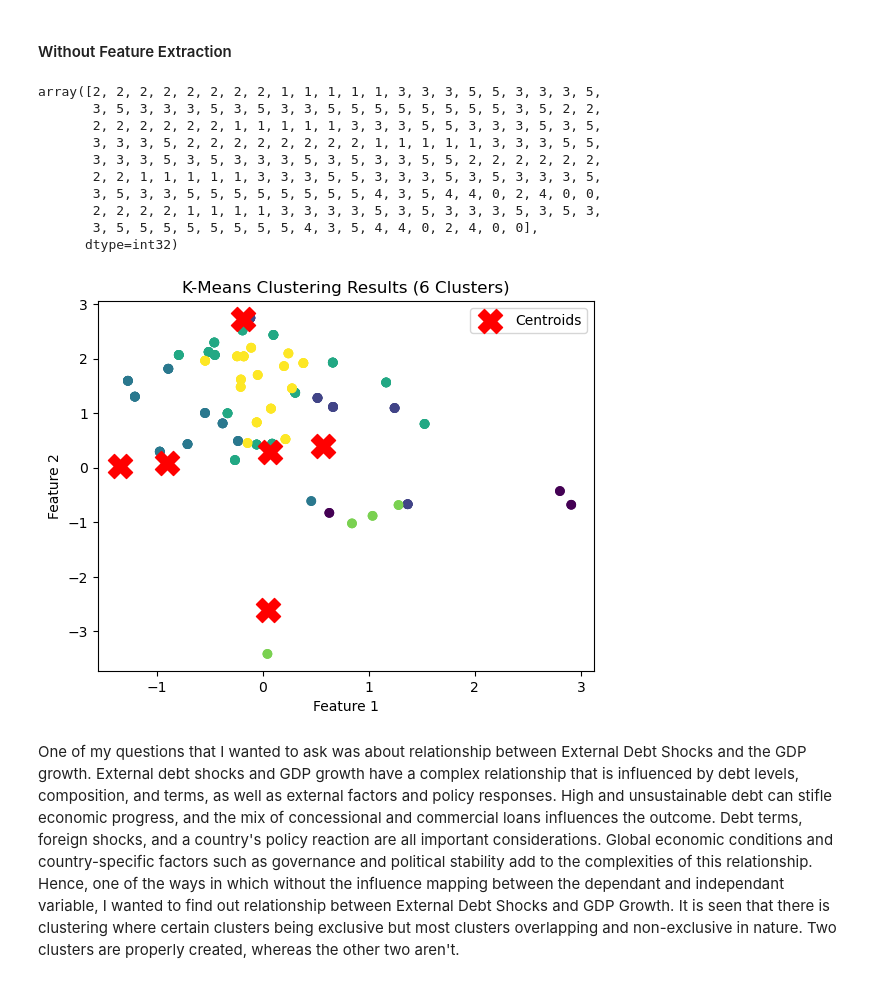
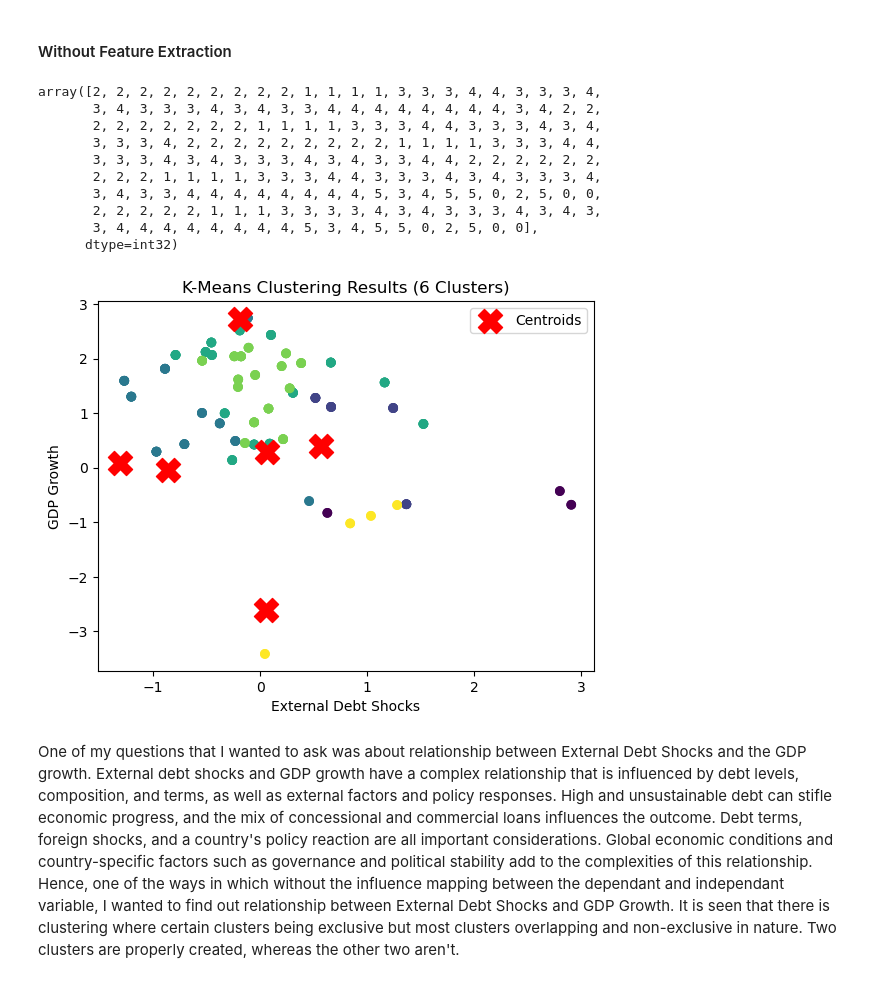
Before and after one commit to anly501/dsan-5000-project-msheeba4848, a Jupyter notebook: dsan-website/5000-website/codes/clustering.ipynb, the cells around one changed output. Saved outputs shown, nothing was run; the diff lists cells and outputs as text; code cells hidden in the pictures.

```diff
--- a/dsan-website/5000-website/codes/clustering.ipynb
+++ b/dsan-website/5000-website/codes/clustering.ipynb
@@ -123,31 +115,31 @@ The silhouette coefficient or silhouette score kmeans is a measure of how simila
 #### Without Feature Extraction
 # %%
 k = 6
-kmeans = KMeans(n_clusters=k, n_init=10, random_state=2339)
+kmeans = KMeans(n_clusters=k, random_state=2339)
 optimal_kmeans = kmeans.fit_predict(x)
 optimal_kmeans
 # %% [output]
-array([2, 2, 2, 2, 2, 2, 2, 2, 1, 1, 1, 1, 1, 3, 3, 3, 5, 5, 3, 3, 3, 5,
-       3, 5, 3, 3, 3, 5, 3, 5, 3, 3, 5, 5, 5, 5, 5, 5, 5, 5, 3, 5, 2, 2,
-       2, 2, 2, 2, 2, 2, 1, 1, 1, 1, 1, 3, 3, 3, 5, 5, 3, 3, 3, 5, 3, 5,
-       3, 3, 3, 5, 2, 2, 2, 2, 2, 2, 2, 2, 1, 1, 1, 1, 1, 3, 3, 3, 5, 5,
-       3, 3, 3, 5, 3, 5, 3, 3, 3, 5, 3, 5, 3, 3, 5, 5, 2, 2, 2, 2, 2, 2,
-       2, 2, 1, 1, 1, 1, 1, 3, 3, 3, 5, 5, 3, 3, 3, 5, 3, 5, 3, 3, 3, 5,
-       3, 5, 3, 3, 5, 5, 5, 5, 5, 5, 5, 5, 4, 3, 5, 4, 4, 0, 2, 4, 0, 0,
-       2, 2, 2, 2, 1, 1, 1, 1, 3, 3, 3, 3, 5, 3, 5, 3, 3, 3, 5, 3, 5, 3,
-       3, 5, 5, 5, 5, 5, 5, 5, 5, 4, 3, 5, 4, 4, 0, 2, 4, 0, 0],
+array([2, 2, 2, 2, 2, 2, 2, 2, 2, 1, 1, 1, 1, 3, 3, 3, 4, 4, 3, 3, 3, 4,
+       3, 4, 3, 3, 3, 4, 3, 4, 3, 3, 4, 4, 4, 4, 4, 4, 4, 4, 3, 4, 2, 2,
+       2, 2, 2, 2, 2, 2, 2, 1, 1, 1, 1, 3, 3, 3, 4, 4, 3, 3, 3, 4, 3, 4,
+       3, 3, 3, 4, 2, 2, 2, 2, 2, 2, 2, 2, 2, 1, 1, 1, 1, 3, 3, 3, 4, 4,
+       3, 3, 3, 4, 3, 4, 3, 3, 3, 4, 3, 4, 3, 3, 4, 4, 2, 2, 2, 2, 2, 2,
+       2, 2, 2, 1, 1, 1, 1, 3, 3, 3, 4, 4, 3, 3, 3, 4, 3, 4, 3, 3, 3, 4,
+       3, 4, 3, 3, 4, 4, 4, 4, 4, 4, 4, 4, 5, 3, 4, 5, 5, 0, 2, 5, 0, 0,
+       2, 2, 2, 2, 2, 1, 1, 1, 3, 3, 3, 3, 4, 3, 4, 3, 3, 3, 4, 3, 4, 3,
+       3, 4, 4, 4, 4, 4, 4, 4, 4, 5, 3, 4, 5, 5, 0, 2, 5, 0, 0],
       dtype=int32)
 # %%
 
 plt.scatter(x['ex_debt_shocks'], x['gdp_growth'], c=optimal_kmeans, cmap='viridis')
 plt.scatter(kmeans.cluster_centers_[:, 0], kmeans.cluster_centers_[:, 1], s=300, marker='X', c='red', label='Centroids')
 plt.title('K-Means Clustering Results (6 Clusters)')
-plt.xlabel('Feature 1')
-plt.ylabel('Feature 2')
+plt.xlabel('External Debt Shocks')
+plt.ylabel('GDP Growth')
 plt.legend()
 plt.show()
 # %% [output]
-[figure, old version]
+[figure, new version]
 # %% [markdown]
 One of my questions that I wanted to ask was about relationship between External Debt Shocks and the GDP growth. External debt shocks and GDP growth have a complex relationship that is influenced by debt levels, composition, and terms, as well as external factors and policy responses. High and unsustainable debt can stifle economic progress, and the mix of concessional and commercial loans influences the outcome. Debt terms, foreign shocks, and a country's policy reaction are all important considerations. Global economic conditions and country-specific factors such as governance and political stability add to the complexities of this relationship. Hence, one of the ways in which without the influence mapping between the dependant and independant variable, I wanted to find out relationship between External Debt Shocks and GDP Growth. It is seen that there is clustering where certain clusters being exclusive but most clusters overlapping and non-exclusive in nature. Two clusters are properly created, whereas the other two aren't.
 # %%
```
Also changed, not shown: parts of 16 cells of this notebook, 15 other files.
